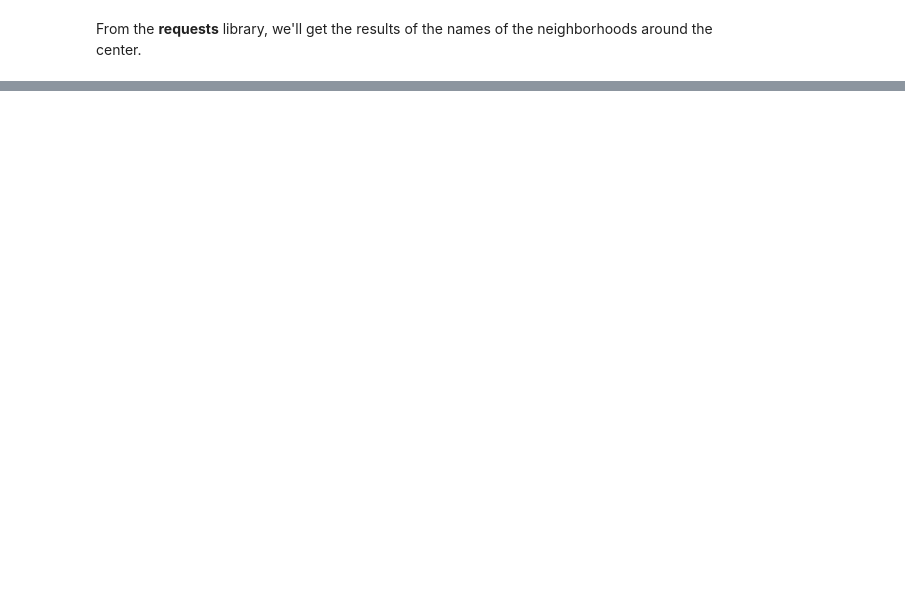
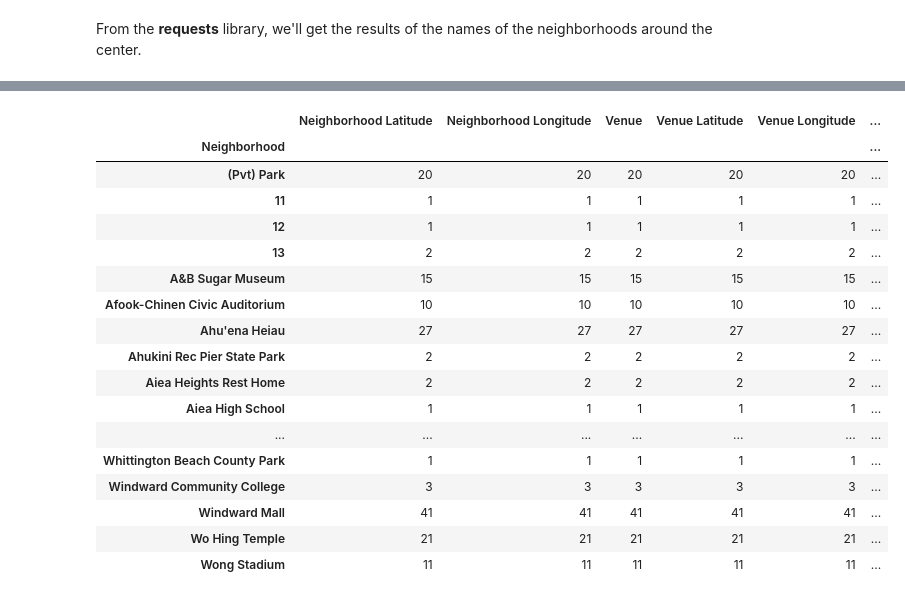
Before and after one commit to Debaparna-Goswami/Coursera_Capstone, a Jupyter notebook: Battle_of_neighborhoods.ipynb, the cells around one changed output, grey strips where cells are left out. Cells and saved outputs as stored; diff of their text form; code cells hidden in the pictures; blank space fills up the shorter version.

```diff
--- a/Battle_of_neighborhoods.ipynb
+++ b/Battle_of_neighborhoods.ipynb
@@ -307,8 +311,8 @@ CLIENT_SECRET:T3NST1UUDSME3VDVIXGINPWOXHWY0VELWYXGGUFCAUKX3DY5
 # %% [markdown]
 For the next step, **venues/explore** on the Foursquare API will be used to explore around the neighborhood.
 # %%
-LIMIT = 50
-radius = 1000 #The radius around the center for which distance the neighborhood will be explored.
+LIMIT = 100
+radius = 7000 #The radius around the center for which distance the neighborhood will be explored.
 url = 'https://api.foursquare.com/v2/venues/explore?&client_id={}&client_secret={}&v={}&ll={},{}&radius={}&limit={}'.format(
     CLIENT_ID,
     CLIENT_SECRET,
@@ -333,0 +476,21 @@ results
+# %%
+hawaii_venues.groupby('Neighborhood').count()
+# %% [output]
+|  | Neighborhood Latitude | Neighborhood Longitude | Venue | Venue Latitude | Venue Longitude | ... |
+| Neighborhood |  |  |  |  |  | ... |
+| (Pvt) Park | 20 | 20 | 20 | 20 | 20 | ... |
+| 11 | 1 | 1 | 1 | 1 | 1 | ... |
+| 12 | 1 | 1 | 1 | 1 | 1 | ... |
+| 13 | 2 | 2 | 2 | 2 | 2 | ... |
+| A&B Sugar Museum | 15 | 15 | 15 | 15 | 15 | ... |
+| Afook-Chinen Civic Auditorium | 10 | 10 | 10 | 10 | 10 | ... |
+| Ahu'ena Heiau | 27 | 27 | 27 | 27 | 27 | ... |
+| Ahukini Rec Pier State Park | 2 | 2 | 2 | 2 | 2 | ... |
+| Aiea Heights Rest Home | 2 | 2 | 2 | 2 | 2 | ... |
+| Aiea High School | 1 | 1 | 1 | 1 | 1 | ... |
+| ... | ... | ... | ... | ... | ... | ... |
+| Whittington Beach County Park | 1 | 1 | 1 | 1 | 1 | ... |
+| Windward Community College | 3 | 3 | 3 | 3 | 3 | ... |
+| Windward Mall | 41 | 41 | 41 | 41 | 41 | ... |
+| Wo Hing Temple | 21 | 21 | 21 | 21 | 21 | ... |
+| Wong Stadium | 11 | 11 | 11 | 11 | 11 | ... |
```
Also changed, not shown: parts of 30 cells of this notebook.
